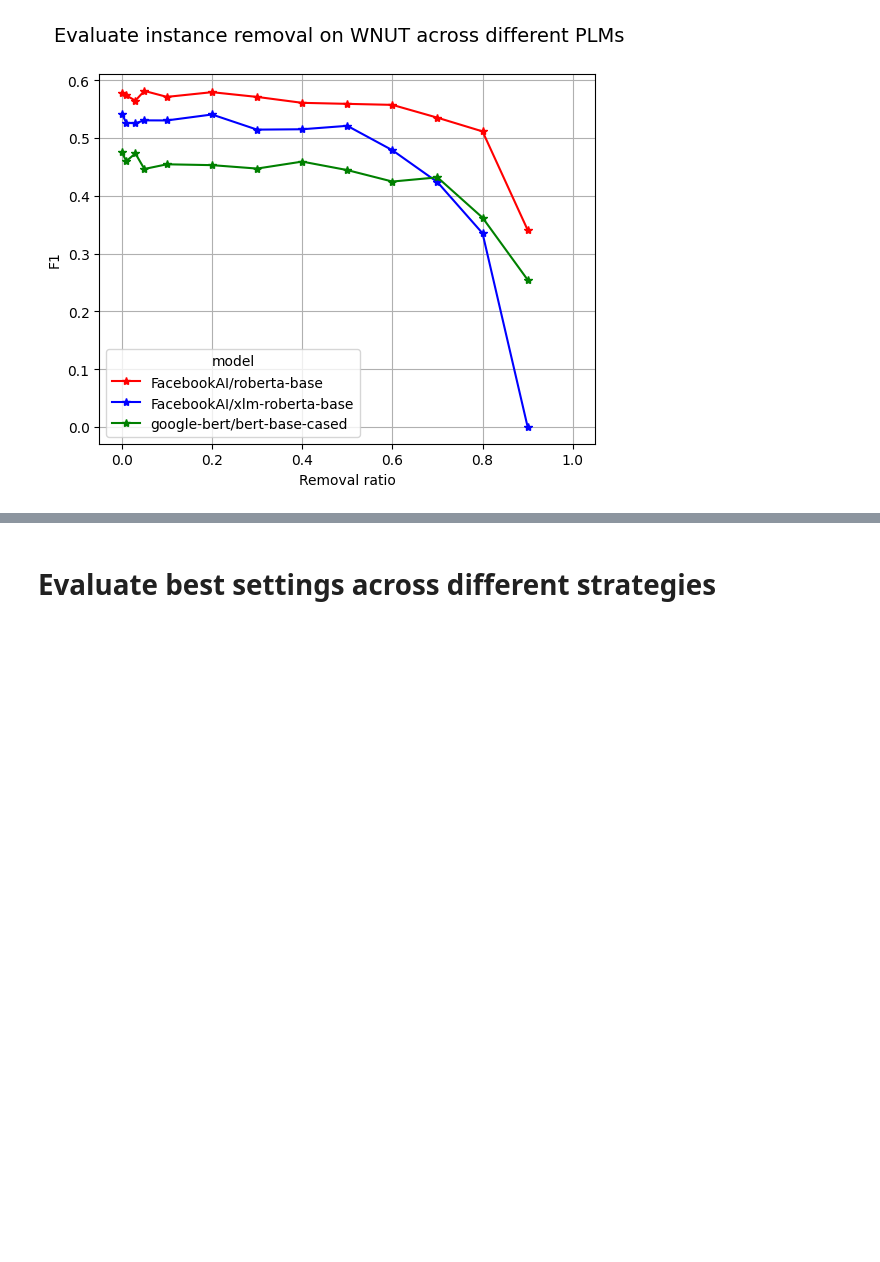
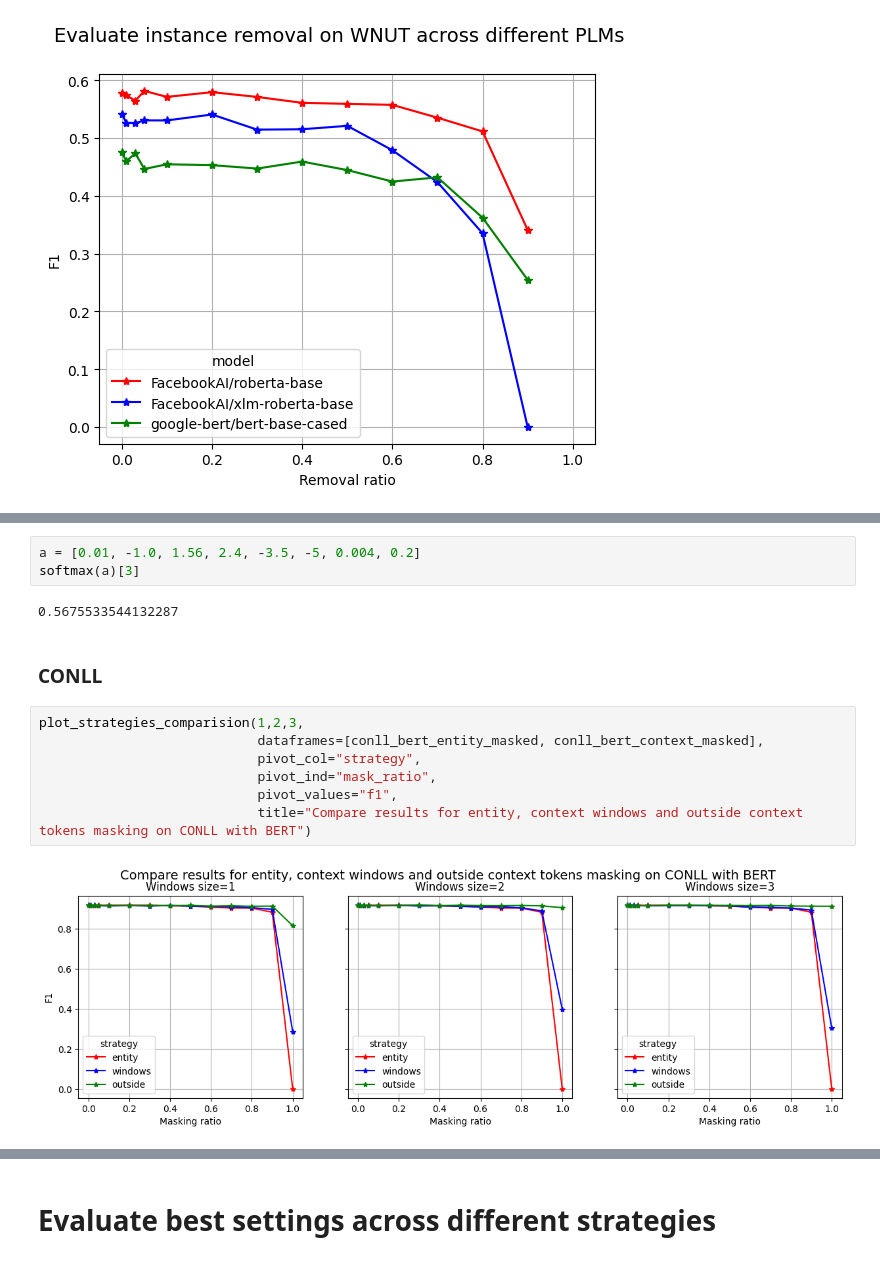
Before and after one commit to minhddb/ner-masking, a Jupyter notebook: results/analysis.ipynb, the cells around one changed output, grey strips where cells are left out. Saved outputs shown, nothing was run; the diff lists cells and outputs as text; blank space fills up the shorter version.

```diff
--- a/results/analysis.ipynb
+++ b/results/analysis.ipynb
@@ -512,0 +523,16 @@ Text(0.5, 0.98, 'Evaluate instance removal on WNUT across different PLMs')
+# %%
+a = [0.01, -1.0, 1.56, 2.4, -3.5, -5, 0.004, 0.2]
+softmax(a)[3]
+# %% [output]
+0.5675533544132287
+# %% [markdown]
+### CONLL
+# %%
+plot_strategies_comparision(1,2,3,
+                            dataframes=[conll_bert_entity_masked, conll_bert_context_masked],
+                            pivot_col="strategy",
+                            pivot_ind="mask_ratio",
+                            pivot_values="f1",
+                            title="Compare results for entity, context windows and outside context tokens masking on CONLL with BERT")
+# %% [output]
+[figure, added]
```
Also changed, not shown: parts of 24 cells of this notebook.
